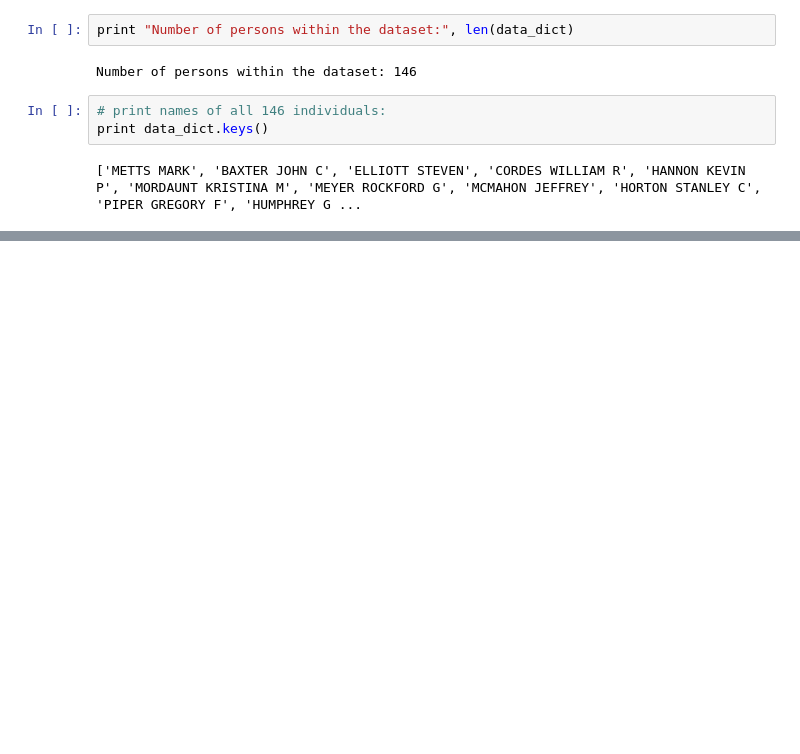
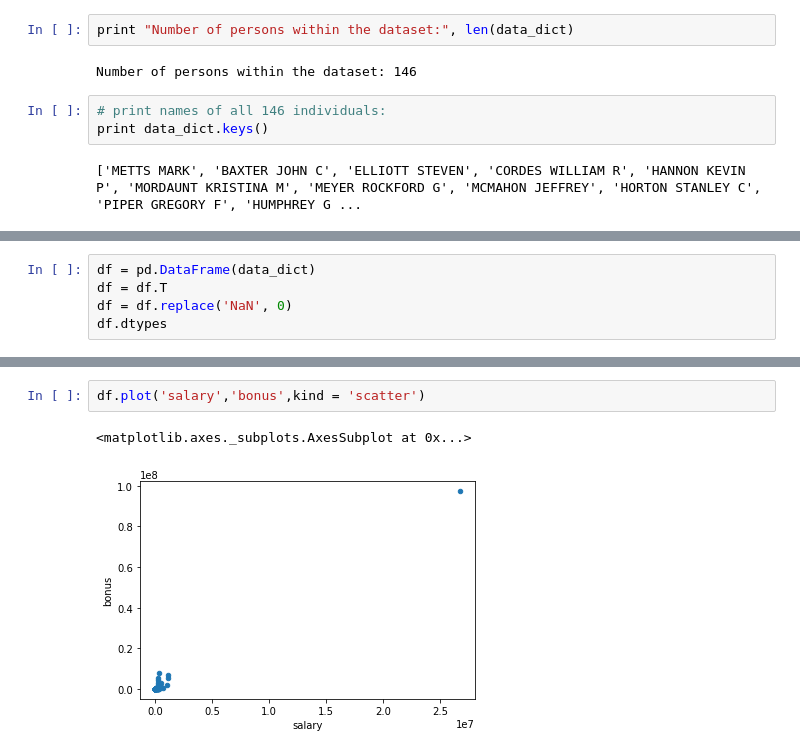
Before and after one commit to DerRuffi/Udacity_ML, a Jupyter notebook: final_project/poi_id.ipynb, the cells around one changed output, grey strips where cells are left out. Saved outputs shown, nothing was run; the diff lists cells and outputs as text; blank space fills up the shorter version.

```diff
--- a/final_project/poi_id.ipynb
+++ b/final_project/poi_id.ipynb
@@ -47,0 +59,5 @@ print data_dict['METTS MARK']
+# %%
+df = pd.DataFrame(data_dict)
+df = df.T
+df = df.replace('NaN', 0)
+df.dtypes
@@ -47,0 +95,5 @@ print data_dict['METTS MARK']
+# %%
+df.plot('salary','bonus',kind = 'scatter')
+# %% [output]
+<matplotlib.axes._subplots.AxesSubplot at 0x...>
+[figure, added]
```
Also changed, not shown: parts of 22 cells of this notebook.
